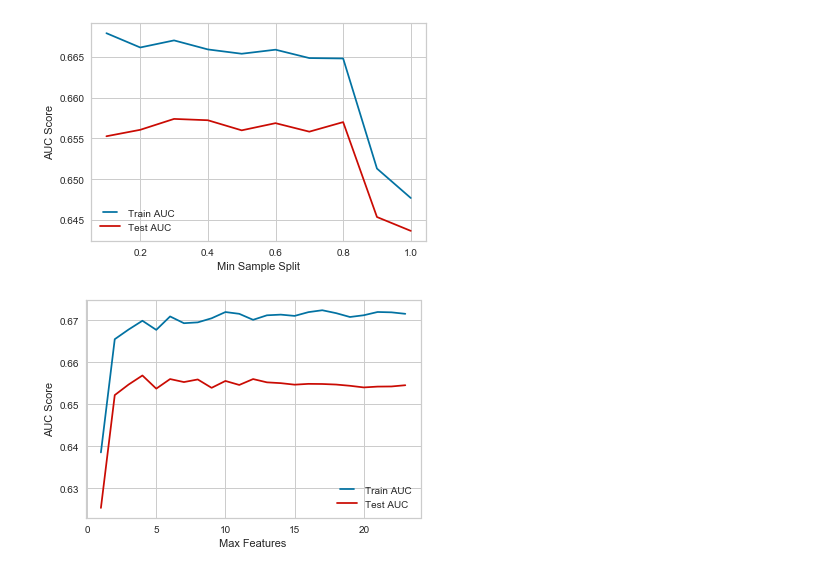
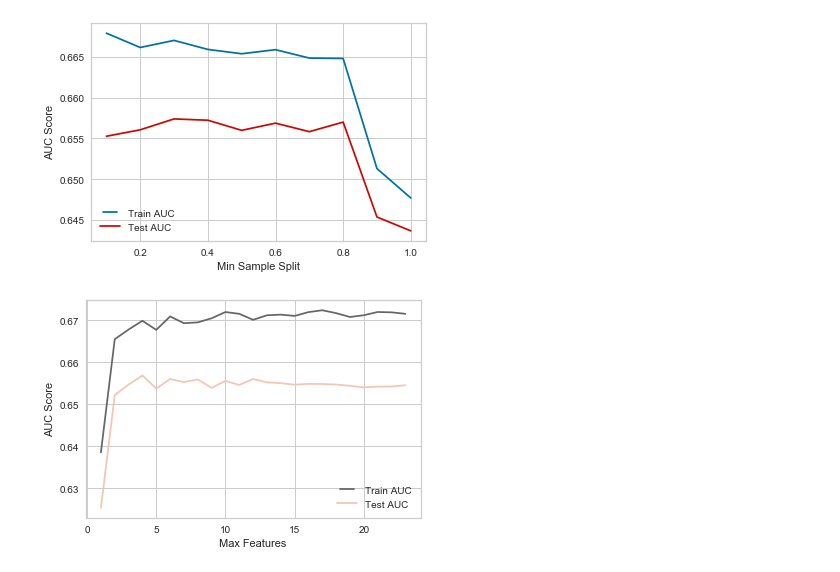
Before and after one commit to tahentx/pv_workbook, a Jupyter notebook: datascience/credit/default.ipynb, the cells around one changed output. Cells and saved outputs as stored; diff of their text form; code cells hidden in the pictures.

```diff
--- a/datascience/credit/default.ipynb
+++ b/datascience/credit/default.ipynb
@@ -540,11 +566,12 @@ for max_feature in max_features:
     roc_auc = auc(false_positive_rate, true_positive_rate)
     test_results.append(roc_auc)
 # %%
-line1, = plt.plot(max_features, train_results, 'b', label='Train AUC')
-line2, = plt.plot(max_features, test_results, 'r', label='Test AUC')
+line1, = plt.plot(max_features, train_results, '#666666', label='Train AUC')
+line2, = plt.plot(max_features, test_results, '#f4c5b1', label='Test AUC')
 plt.legend(handler_map={line1: HandlerLine2D(numpoints=2)})
 plt.ylabel('AUC Score')
 plt.xlabel('Max Features')
+plt.savefig('max_features', format='png')
 plt.show()
 # %% [output]
-[figure, old version]
+[figure, new version]
```
Also changed, not shown: parts of 14 cells of this notebook, 2 other files.
